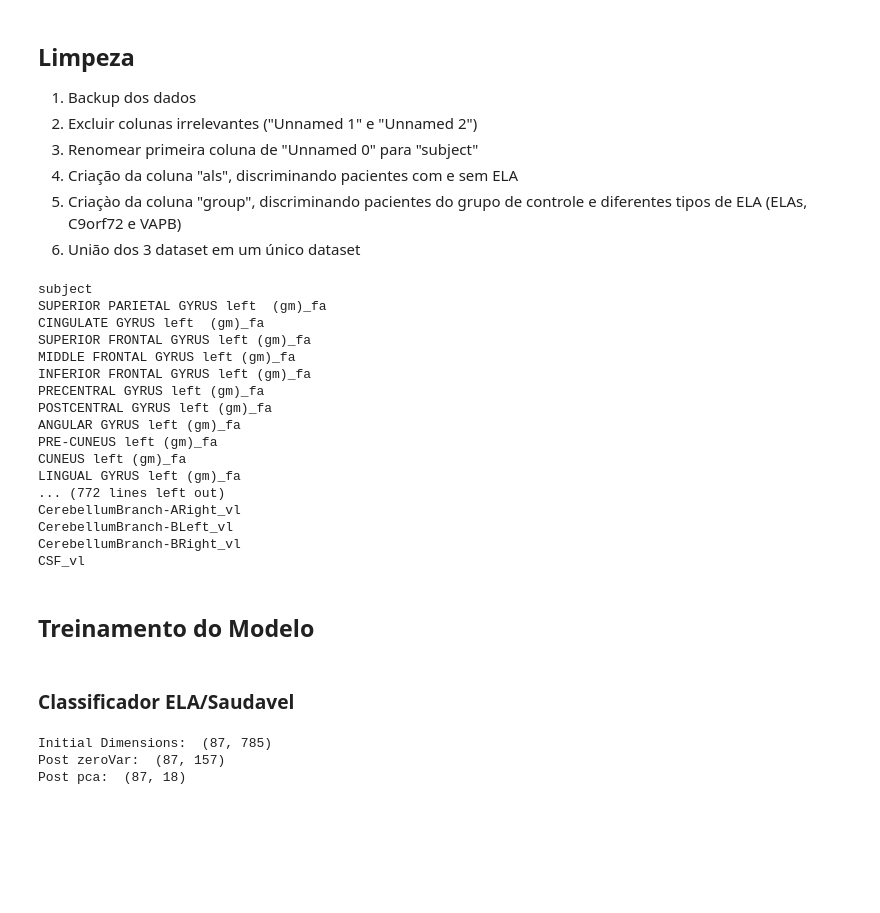
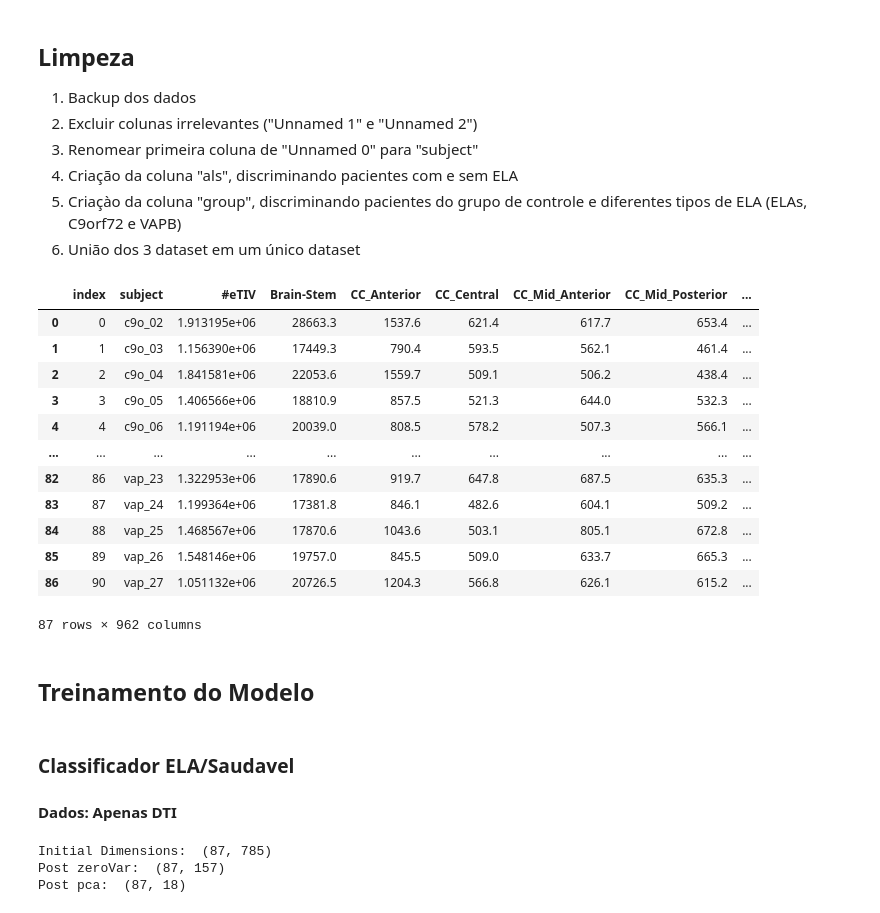
Before and after one commit to ffrazatto/ds4h, a Jupyter notebook: notebooks/modelTraining.ipynb, the cells around one changed output. Cells and saved outputs as stored; diff of their text form; code cells hidden in the pictures; blank space fills up the shorter version.

```diff
--- a/notebooks/modelTraining.ipynb
+++ b/notebooks/modelTraining.ipynb
@@ -302,36 +310,49 @@ for i in range(0, l1Data.shape[0]):
         newMetricsRD.iloc[i, j] = (l2Data.iloc[i, j] +
                                    l3Data.iloc[i, j])/2
 # %%
-# Merge all data into one dataframe
-allData = pd.DataFrame(faData)
-allData = allData.merge(l1Data, how = 'inner', on = ['subject', 'als', 'group'])
-#allData = allData.merge(l2Data, how = 'inner', on = ['subject', 'als', 'group'])
-#allData = allData.merge(l3Data, how = 'inner', on = ['subject', 'als', 'group'])
-allData = allData.merge(newMetricsMD, how = 'inner', on = ['subject', 'als', 'group'])
-allData = allData.merge(newMetricsRD, how = 'inner', on = ['subject', 'als', 'group'])
-allData = allData.merge(vlData, how = 'inner', on = ['subject', 'als', 'group'])
-allData
+# Merge DTI all data into one dataframe
+dtiData = faData.copy()
+dtiData = dtiData.merge(l1Data, how = 'inner', on = ['subject', 'als', 'group'])
+dtiData = dtiData.merge(newMetricsMD, how = 'inner', on = ['subject', 'als', 'group'])
+dtiData = dtiData.merge(newMetricsRD, how = 'inner', on = ['subject', 'als', 'group'])
+dtiData = dtiData.merge(vlData, how = 'inner', on = ['subject', 'als', 'group'])
 
-for i  in range(0, allData.shape[1]):
-    print(allData.columns[i])
+# Merge T1 all data into one dataframe
+t1Data = volData.copy()
+t1Data = t1Data.merge(gslhData, how = 'inner', on = ['subject', 'als', 'group'])
+t1Data = t1Data.merge(gsrhData, how = 'inner', on = ['subject', 'als', 'group'])
-# %% [output]
-subject
-SUPERIOR PARIETAL GYRUS left  (gm)_fa
-CINGULATE GYRUS left  (gm)_fa
-SUPERIOR FRONTAL GYRUS left (gm)_fa
-MIDDLE FRONTAL GYRUS left (gm)_fa
-INFERIOR FRONTAL GYRUS left (gm)_fa
-PRECENTRAL GYRUS left (gm)_fa
-POSTCENTRAL GYRUS left (gm)_fa
-ANGULAR GYRUS left (gm)_fa
-PRE-CUNEUS left (gm)_fa
-CUNEUS left (gm)_fa
-LINGUAL GYRUS left (gm)_fa
-... (772 lines left out)
-CerebellumBranch-ARight_vl
-CerebellumBranch-BLeft_vl
-CerebellumBranch-BRight_vl
-CSF_vl
+# %%
+t1Copy = t1Data.copy()
+
+found = False
+for i in range(0, t1Copy.shape[0]):
+    for j in range(0, dtiData.shape[0]):
+        if(t1Copy['subject'][i] == dtiData['subject'][j]):
+            found = True
+
+    if(not(found)):
+        t1Copy.drop(i, inplace = True)
+        found = False
+    found = False
+t1Copy.reset_index(inplace = True)
+
+allData = t1Copy.copy()
+allData = allData.merge(dtiData, how = 'inner', on = ['subject', 'als', 'group'])
+allData
+# %% [output]
+|  | index | subject | #eTIV | Brain-Stem | CC_Anterior | CC_Central | CC_Mid_Anterior | CC_Mid_Posterior | ... |
+| 0 | 0 | c9o_02 | 1.913195e+06 | 28663.3 | 1537.6 | 621.4 | 617.7 | 653.4 | ... |
+| 1 | 1 | c9o_03 | 1.156390e+06 | 17449.3 | 790.4 | 593.5 | 562.1 | 461.4 | ... |
+| 2 | 2 | c9o_04 | 1.841581e+06 | 22053.6 | 1559.7 | 509.1 | 506.2 | 438.4 | ... |
+| 3 | 3 | c9o_05 | 1.406566e+06 | 18810.9 | 857.5 | 521.3 | 644.0 | 532.3 | ... |
+| 4 | 4 | c9o_06 | 1.191194e+06 | 20039.0 | 808.5 | 578.2 | 507.3 | 566.1 | ... |
+| ... | ... | ... | ... | ... | ... | ... | ... | ... | ... |
+| 82 | 86 | vap_23 | 1.322953e+06 | 17890.6 | 919.7 | 647.8 | 687.5 | 635.3 | ... |
+| 83 | 87 | vap_24 | 1.199364e+06 | 17381.8 | 846.1 | 482.6 | 604.1 | 509.2 | ... |
+| 84 | 88 | vap_25 | 1.468567e+06 | 17870.6 | 1043.6 | 503.1 | 805.1 | 672.8 | ... |
+| 85 | 89 | vap_26 | 1.548146e+06 | 19757.0 | 845.5 | 509.0 | 633.7 | 665.3 | ... |
+| 86 | 90 | vap_27 | 1.051132e+06 | 20726.5 | 1204.3 | 566.8 | 626.1 | 615.2 | ... |
+87 rows × 962 columns
 # %% [markdown]
 ## Treinamento do Modelo
 # %%
@@ -406,4 +427,5 @@ def prepareData(dataset, target, zeroVariance = 0, pca = 0):
     return x, y, xTrain, yTrain, xVal, yVal, xTest, yTest
 # %% [markdown]
 ### Classificador ELA/Saudavel
+#### Dados: Apenas DTI
 # %%
```
Also changed, not shown: parts of 26 cells of this notebook.
